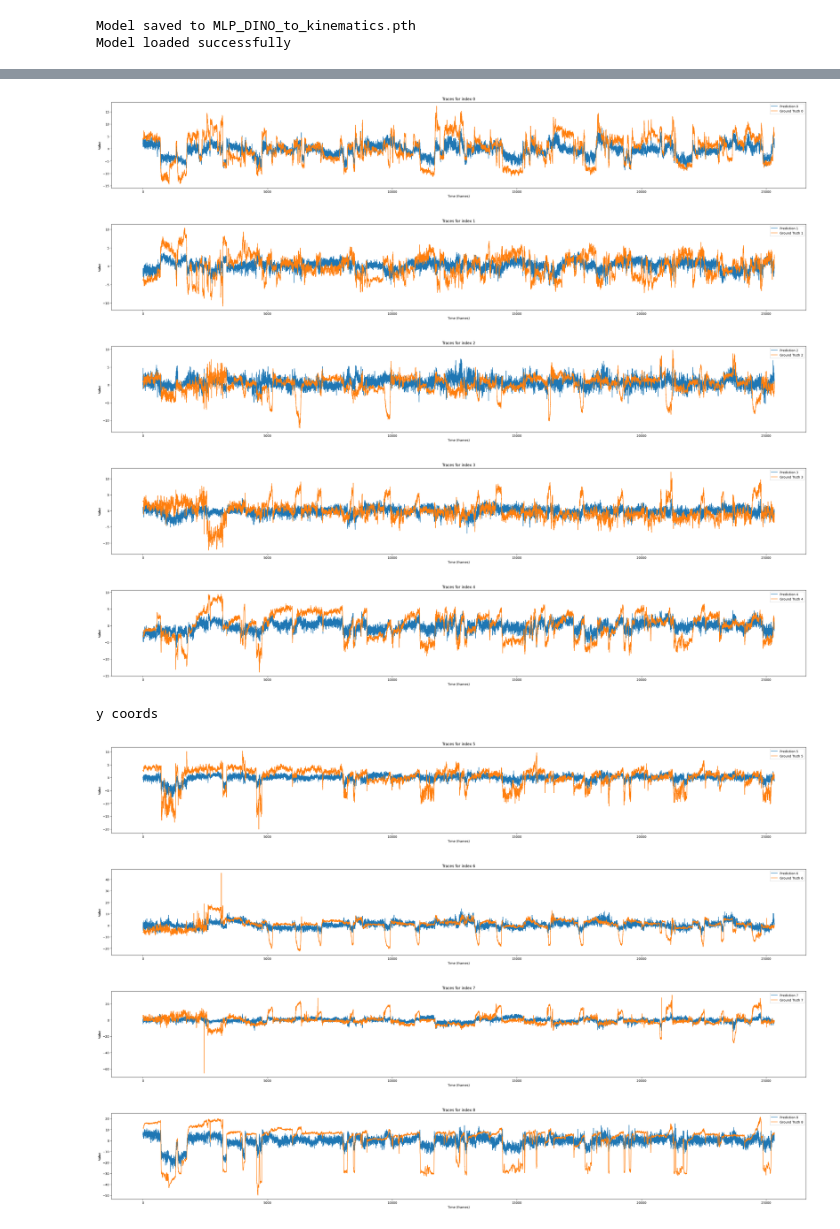
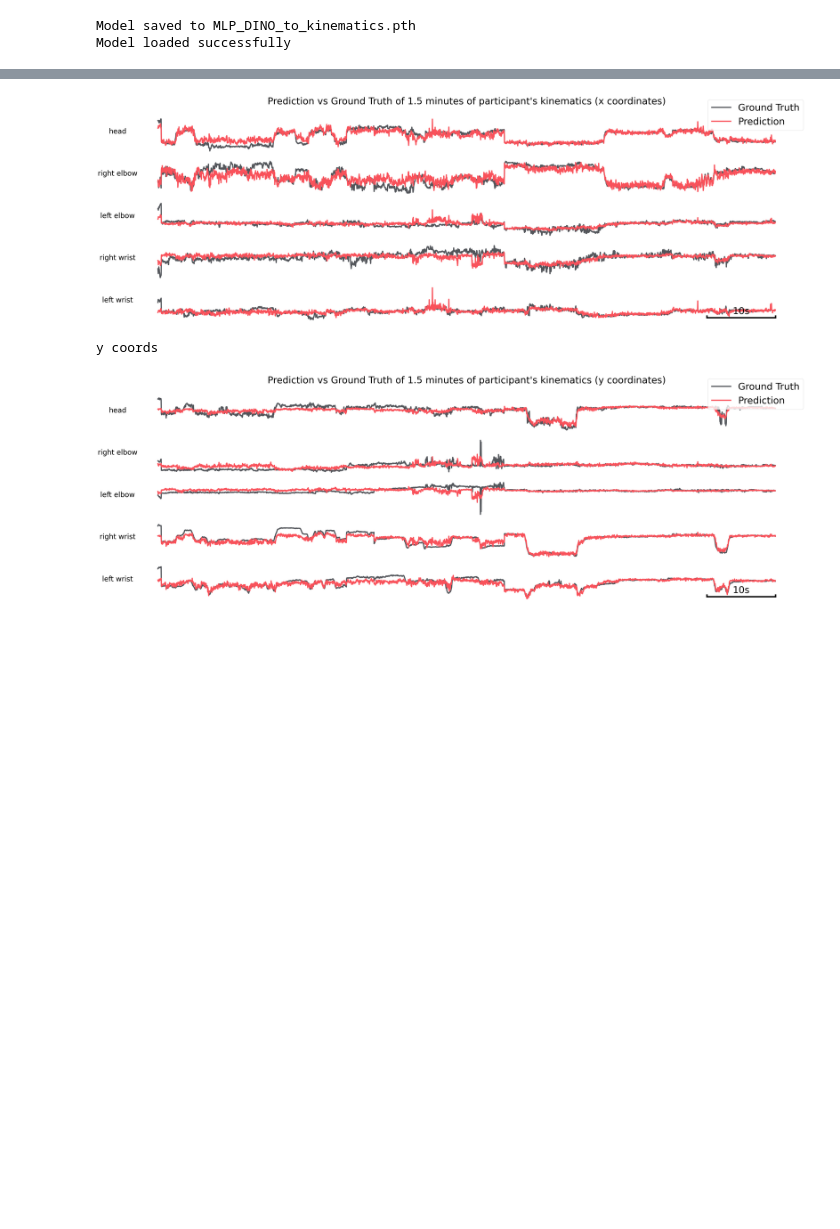
Before and after one commit to mpicek/MultimodalBrainFeaturePipeline, a Jupyter notebook: experiments/predict_kinematics_from_dino.ipynb, the cells around one changed output, grey strips where cells are left out. Saved outputs shown, nothing was run; the diff lists cells and outputs as text; code cells hidden in the pictures; blank space fills up the shorter version.

Commit message:
Finish Predict kinematics from DINO notebook + extraction

```diff
--- a/experiments/predict_kinematics_from_dino.ipynb
+++ b/experiments/predict_kinematics_from_dino.ipynb
@@ -349,22 +353,62 @@ test_predictions = np.concatenate(test_predictions, axis=0)
 test_gold = np.concatenate(test_gold, axis=0)
 
 # Function to plot traces
-def plot_traces(predictions, gold, indices):
-    for idx in indices:
-        plt.figure(figsize=(40, 5))
-        plt.plot(predictions[:, idx], label=f'Prediction {idx}')
-        plt.plot(gold[:, idx], label=f'Ground Truth {idx}')
-        plt.xlabel('Time (frames)')
-        plt.ylabel('Value')
-        plt.title(f'Traces for index {idx}')
-        plt.legend()
-        plt.show()
+def plot_traces(predictions, gold, indices, y_labels, trace_names=None, title=None, start_idx=0, end_idx=None, save_path=None):
+    colors = ['#53565b', '#f9525b']
+    end_idx = end_idx if end_idx is not None else predictions.shape[0]
+
+    n_indices = len(indices)
+    fig, axes = plt.subplots(n_indices, 1, figsize=(40, 3 * n_indices), sharex=True)
+
+    if title:
+        fig.suptitle(title, fontsize=40)
+
+    for i, idx in enumerate(indices):
+        ax = axes[i] if n_indices > 1 else axes
+        ax.plot(gold[start_idx:end_idx, idx], label=trace_names[1] if trace_names else f'Ground Truth {idx}', color=colors[0], linewidth=5)
+        ax.plot(predictions[start_idx:end_idx, idx], label=trace_names[0] if trace_names else f'Prediction {idx}', color=colors[1], linewidth=5)
+
+        # Minimalistic style
+        ax.set_facecolor('none')
+        ax.spines['top'].set_color('none')
+        ax.spines['right'].set_color('none')
+        ax.spines['bottom'].set_color('none')
+        ax.spines['left'].set_color('none')
+        ax.tick_params(left=False, bottom=False)
+        ax.xaxis.set_ticks([])
+        ax.yaxis.set_ticks([])
+
+        # Set y-axis label
+        ax.set_ylabel(y_labels[i], rotation=0, labelpad=40, fontsize=30, color='black')
+
+    y_min, y_max = ax.get_ylim()
+    x_start = end_idx - 300  # Move the start of the line to the right side
+    ax = axes[-1]
+    ax.plot([x_start, x_start + 300], [y_min + (y_max - y_min) * 0.1] * 2, color='black', linestyle='solid', linewidth=6)
+    ax.plot([x_start, x_start], [y_min + (y_max - y_min) * 0.1, y_min + (y_max - y_min) * 0.15], color='black', linestyle='solid', linewidth=6)
+    ax.plot([x_start + 300, x_start + 300], [y_min + (y_max - y_min) * 0.1, y_min + (y_max - y_min) * 0.15], color='black', linestyle='solid', linewidth=6)
+    ax.text(x_start + 150, y_min + (y_max - y_min) * 0.15, '10s', color='black', ha='center', va='bottom', fontsize=40)
+
+    handles, labels = ax.get_legend_handles_labels()
+    fig.legend(handles, labels, loc='upper right', fontsize=40)
+
+    plt.subplots_adjust(left=0, right=1, top=0.9, bottom=0.1)
+
+    if save_path:
+        plt.savefig(f"{save_path}.png", format='png', bbox_inches='tight')
+        plt.savefig(f"{save_path}.svg", format='svg', bbox_inches='tight')
+
+    plt.show()
 
 # Example usage
+start = 1000
 indices = [0, 1, 2, 3, 4]  # replace with your desired indices
+y_labels = ['head', 'right elbow', 'left elbow', 'right wrist', 'left wrist']
 print("x coords")
-plot_traces(test_predictions, test_gold, indices)
+plot_traces(test_predictions, test_gold, indices, y_labels=y_labels, trace_names=['Prediction', 'Ground Truth'], title="Prediction vs Ground Truth of 1.5 minutes of participant's kinematics (x coordinates)", start_idx=0, end_idx=2700, save_path='results/kinematics_prediction_from_DINO_x_coordinates')
+
 indices = [5, 6, 7, 8, 9]  # replace with your desired indices
+y_labels = ['head', 'right elbow', 'left elbow', 'right wrist', 'left wrist']  # Update this with appropriate labels
 print("y coords")
-plot_traces(test_predictions, test_gold, indices)
+plot_traces(test_predictions, test_gold, indices, y_labels=y_labels, trace_names=['Prediction', 'Ground Truth'], title="Prediction vs Ground Truth of 1.5 minutes of participant's kinematics (y coordinates)", start_idx=0, end_idx=2700, save_path='results/kinematics_prediction_from_DINO_y_coordinates')
 # %% [output]
@@ -372,11 +416,4 @@ Test Loss: 33.81572833085301
 x coords
-[figure, old version]
+[figure, new version]
+y coords
-[figure, old version]
+[figure, new version]
-[figure, removed]
-[figure, removed]
-[figure, removed]
-y coords
-[figure, removed]
-[figure, removed]
-[figure, removed]
-[figure, removed]
```
Also changed, not shown: parts of 7 cells of this notebook, 1 other file.
